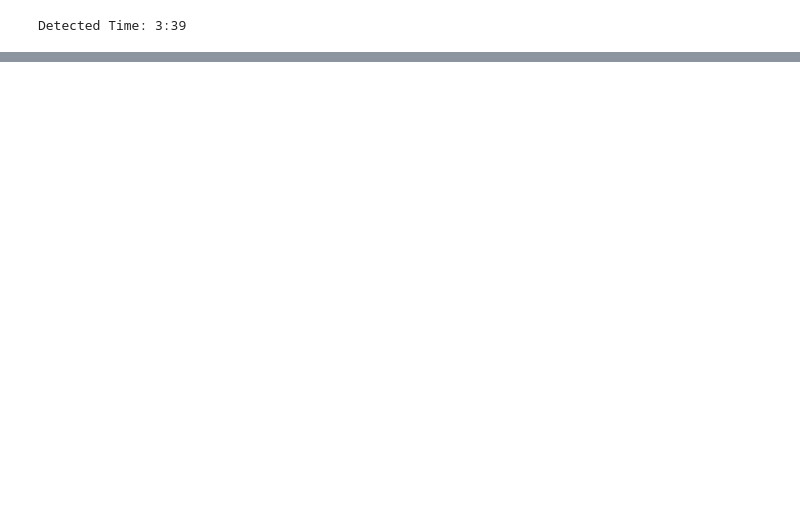
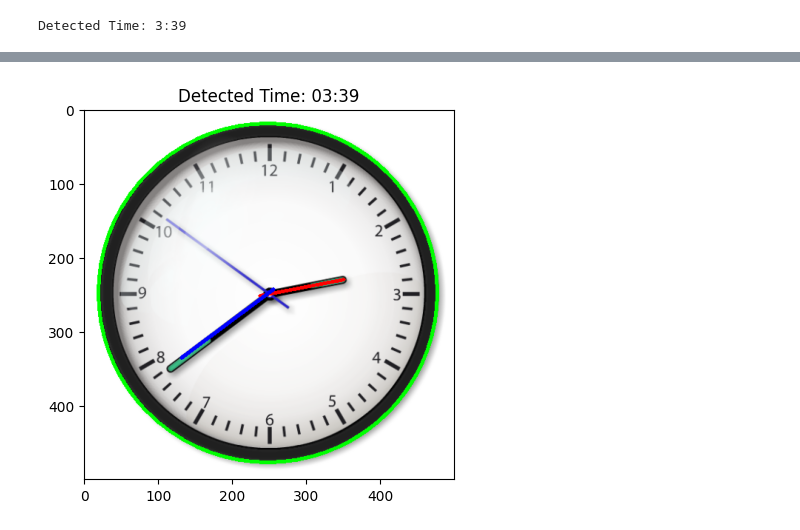
Before and after one commit to tbtiberiu/tick-track, a Jupyter notebook: clock_detector.ipynb, the cells around one changed output, grey strips where cells are left out. Saved outputs shown, nothing was run; the diff lists cells and outputs as text; code cells hidden in the pictures; blank space fills up the shorter version.

```diff
--- a/clock_detector.ipynb
+++ b/clock_detector.ipynb
@@ -248,0 +342,98 @@ plt.show()
+# %%
+# functie care combina tot ce e mai sus pentru a afisa direct liniile
+# pentru usurinta in a folosi mai multe imagini
+def show_lines_analog_clock(input_image):
+
+    L,C,pl =  np.shape(input_image)
+    if pl>3:
+        input_image = input_image[:,:,0:3]
+
+    if input_image.dtype != np.uint8:
+        # Scalează valorile pixelilor la intervalul [0, 255] și convertește la uint8
+        input_image = (input_image * 255).astype(np.uint8)
+
+    # Dimensiuni dorite pentru scalare
+    TARGET_WIDTH = 500  # Lățimea dorită
+    TARGET_HEIGHT = 500  # Înălțimea dorită
+
+    # Scalează imaginea la dimensiunile fixe
+    input_image = cv2.resize(input_image, (TARGET_WIDTH, TARGET_HEIGHT), interpolation=cv2.INTER_AREA)
+
+    # Convertim imaginea în grayscale dacă este color
+    if len(input_image.shape) == 3:  # Verifică dacă imaginea este RGB
+        image_gray = cv2.cvtColor(input_image, cv2.COLOR_RGB2GRAY)
+    else:
+        image_gray = input_image
+
+    blurred = cv2.bilateralFilter(image_gray, d=9, sigmaColor=75, sigmaSpace=75)
+    circles = cv2.HoughCircles(blurred, cv2.HOUGH_GRADIENT, dp=0.8, minDist=1000, param1=50, param2=30, minRadius=100, maxRadius=500)
+
+    if circles is not None:
+        circles = np.round(circles[0, :]).astype("int")
+        for (x, y, r) in circles:
+            cv2.circle(input_image, (x, y), r, (0, 255, 0), 4)
+            center = (x, y)
+            radius = r
+    else:
+        raise Exception("No circles were found.")
+
+    _, thresholded = cv2.threshold(blurred, 120, 255, cv2.THRESH_BINARY_INV)
+    lines = cv2.HoughLinesP(thresholded, 1, np.pi / 180, 100, minLineLength=radius // 3, maxLineGap=10)
+
+    # TODO: Add a merging lines method and use it here (high priority)
+    # (https://stackoverflow.com/questions/45531074/how-to-merge-lines-after-houghlinesp)
+
+    # Separate lines into potential hour and minute hands based on length
+    if lines is not None:
+        # Unim liniile detectate
+        lines = merge_lines(lines)
+        hour_hand = None
+        minute_hand = None
+        max_length = 0
+        max_length_hour =0
+        max_coord=0
+        for line in lines:
+            for x1, y1, x2, y2 in line:
+                #Normalizează linia pentru a avea capătul mai apropiat de centru primul
+                x1, y1, x2, y2 = normalize_line_orientation((x1, y1, x2, y2), center)
+                # Exclude liniile aflate pe conturul cercului
+                if is_line_on_circle((x1, y1, x2, y2), center, radius):
+                    continue  # Treci la următoarea linie
+
+                length = math.sqrt((x2 - x1) ** 2 + (y2 - y1) ** 2)
+                if length > max_length:
+                    if max_coord!=0:
+                        hour_hand=max_coord
+                    max_coord=(x1,y1,x2,y2)
+                    max_length = length
+                    minute_hand = (x1, y1, x2, y2)
+                elif hour_hand is None or (length < max_length and length>max_length_hour) :
+                    hour_hand = (x1, y1, x2, y2)
+
+    minute_angle = calculate_angle(minute_hand, center)
+    hour_angle = calculate_angle(hour_hand, center)
+
+    minute = round(minute_angle / 6)%60 # Each minute represents 6 degrees
+    hour = round(hour_angle / 30) % 12  # Each hour represents 30 degrees
+
+    if hour_hand is not None:
+        cv2.line(input_image, (hour_hand[0], hour_hand[1]), (hour_hand[2], hour_hand[3]), (0, 0, 255), 3)
+
+    if minute_hand is not None:
+        cv2.line(input_image, (minute_hand[0], minute_hand[1]), (minute_hand[2], minute_hand[3]), (255, 0, 0), 3)
+
+    final_image = cv2.cvtColor(input_image, cv2.COLOR_BGR2RGB)
+
+    return final_image, hour, minute
+
+
+image = io.imread('images\\3.png')
+hour = show_lines_analog_clock(image)[1]
+minute = show_lines_analog_clock(image)[2]
+
+plt.figure(), plt.imshow(show_lines_analog_clock(image)[0])
+plt.title(f"Detected Time: {hour:02d}:{minute:02d}")
+#plt.axis('off')
+plt.show()
+# %% [output]
+[figure, added]
```
Also changed, not shown: parts of 4 cells of this notebook.
